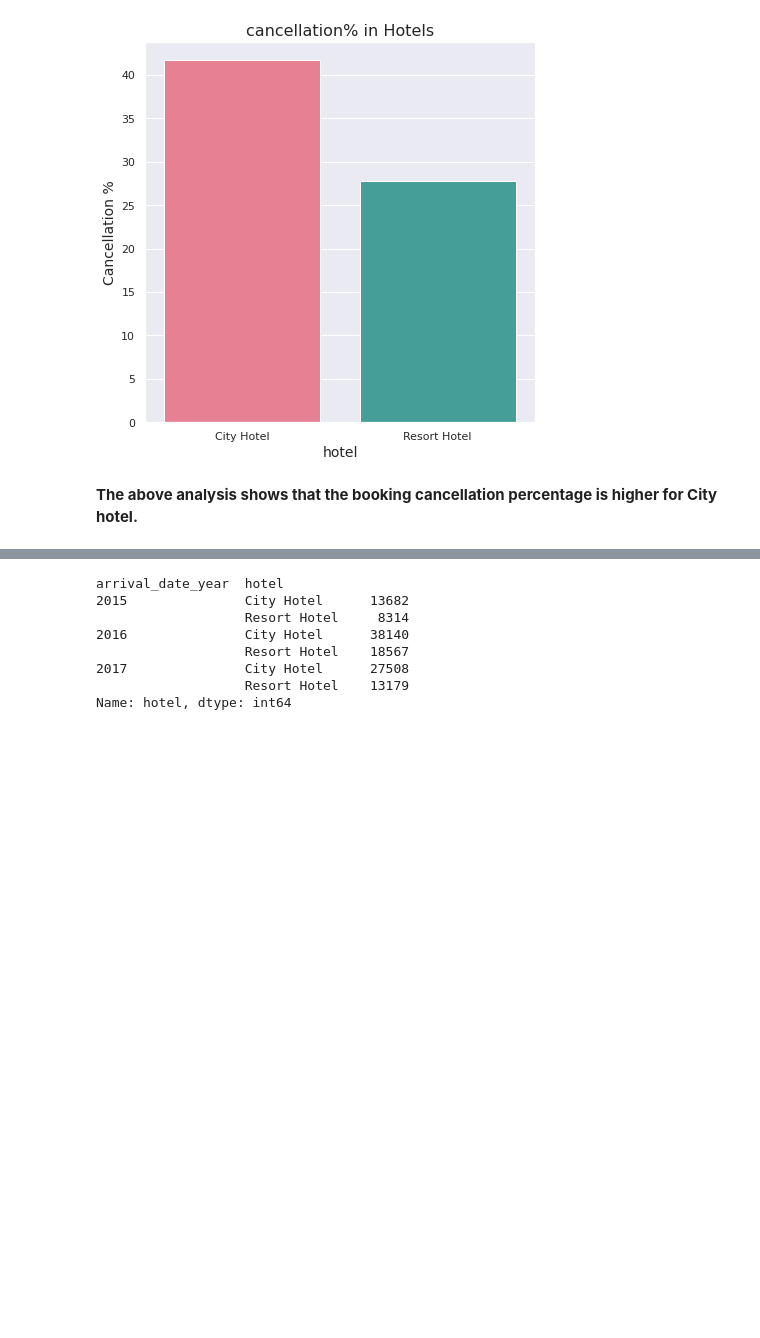
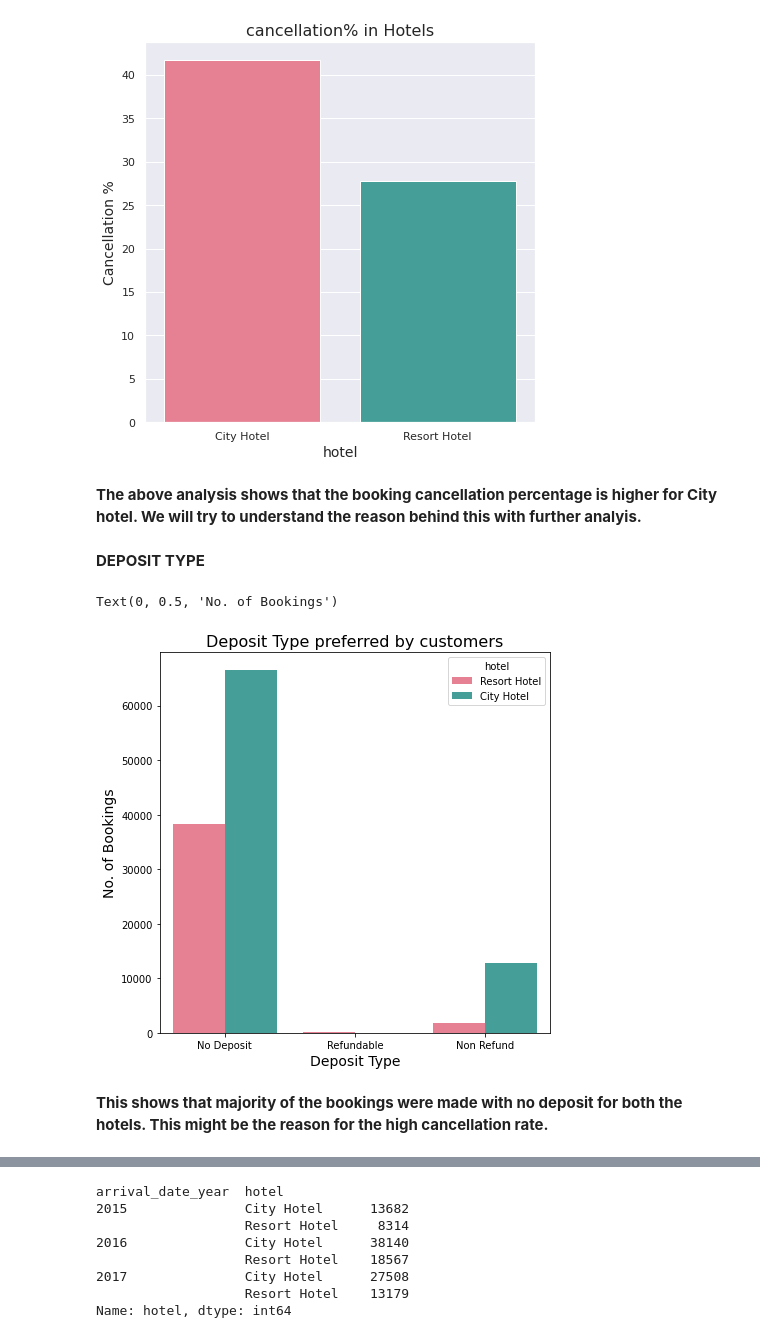
Before and after one commit to rinkeshdas01/Hotel_Booking_Analysis, a Jupyter notebook: Copy_of_Hotel_Booking_Analysis_Capstone_Project.ipynb, the cells around one changed output, grey strips where cells are left out. Saved outputs shown, nothing was run; the diff lists cells and outputs as text; code cells hidden in the pictures; blank space fills up the shorter version.

```diff
--- a/Copy_of_Hotel_Booking_Analysis_Capstone_Project.ipynb
+++ b/Copy_of_Hotel_Booking_Analysis_Capstone_Project.ipynb
@@ -363,4 +372,17 @@ plt.xlabel('hotel',fontsize=14)
 Text(0.5, 0, 'hotel')
 [figure]
 # %% [markdown]
-**The above analysis shows that the booking cancellation percentage is higher for City hotel.**
+**The above analysis shows that the booking cancellation percentage is higher for City hotel. We will try to understand the reason behind this with further analyis.**
+# %% [markdown]
+**DEPOSIT TYPE**
+# %%
+plt.rcParams['figure.figsize']=7,7
+sns.countplot(x='deposit_type', hue='hotel',palette='husl',data=df)
+plt.title('Deposit Type preferred by customers', fontsize=16)
+plt.xlabel('Deposit Type', fontsize=14)
+plt.ylabel('No. of Bookings', fontsize=14)
+# %% [output]
+Text(0, 0.5, 'No. of Bookings')
+[figure, added]
+# %% [markdown]
+**This shows that majority of the bookings were made with no deposit for both the hotels. This might be the reason for the high cancellation rate.**
```
Also changed, not shown: parts of 38 cells of this notebook.
